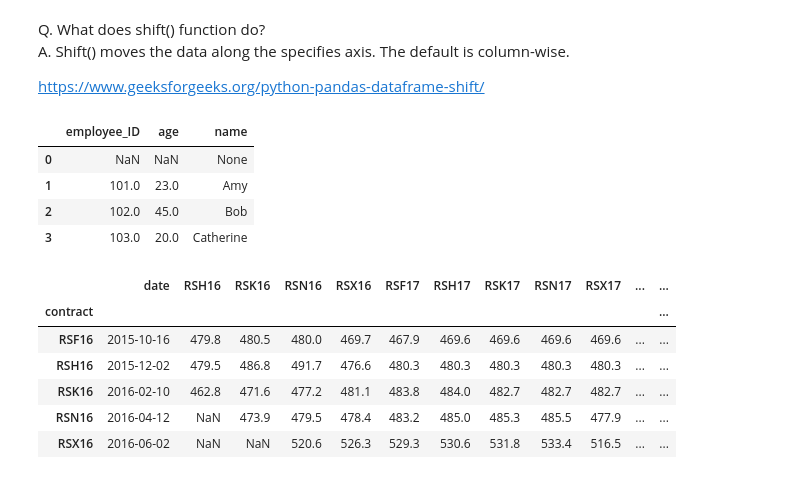
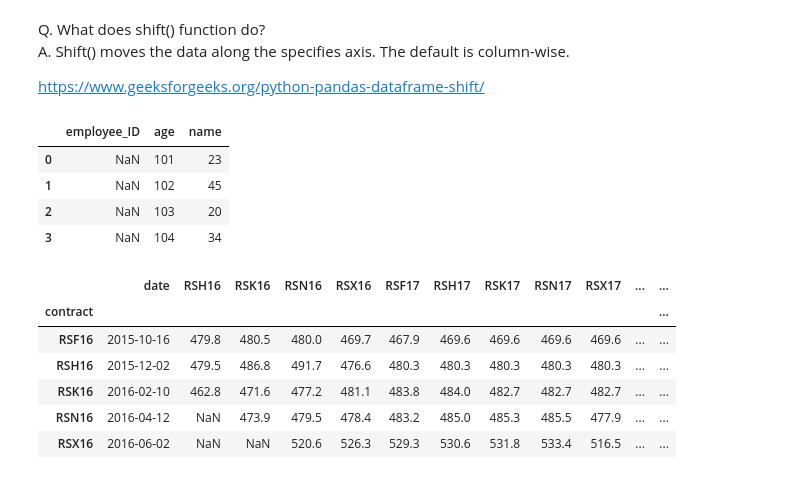
Before and after one commit to riyaeliza123/FRE-501-Labs, a Jupyter notebook: Lab 3/Lab 3.ipynb, the cells around one changed output. Saved outputs shown, nothing was run; the diff lists cells and outputs as text; code cells hidden in the pictures.

```diff
--- a/Lab 3/Lab 3.ipynb
+++ b/Lab 3/Lab 3.ipynb
@@ -82,17 +82,18 @@ https://www.geeksforgeeks.org/python-pandas-dataframe-shift/
 # %%
 df = pd.DataFrame({
     "employee_ID": [101, 102, 103, 104],
     "age": [23, 45, 20, 34],
     "name": ["Amy", "Bob", "Catherine", "Jack"]
 })
 
-df.shift(axis=0)
+# df.shift(axis=0)
+df.shift(axis = 1)
 # %% [output]
 |  | employee_ID | age | name |
-| 0 | NaN | NaN | None |
-| 1 | 101.0 | 23.0 | Amy |
-| 2 | 102.0 | 45.0 | Bob |
-| 3 | 103.0 | 20.0 | Catherine |
+| 0 | NaN | 101 | 23 |
+| 1 | NaN | 102 | 45 |
+| 2 | NaN | 103 | 20 |
+| 3 | NaN | 104 | 34 |
 # %%
 # Remove the "front_old" and "front_new" columns and the RSF16 column (since March contract is featured)
 fwrd = fwrd.drop(['front_old','front_new','RSF16'], axis=1)
```
Also changed, not shown: parts of 7 cells of this notebook, 2 other files.
